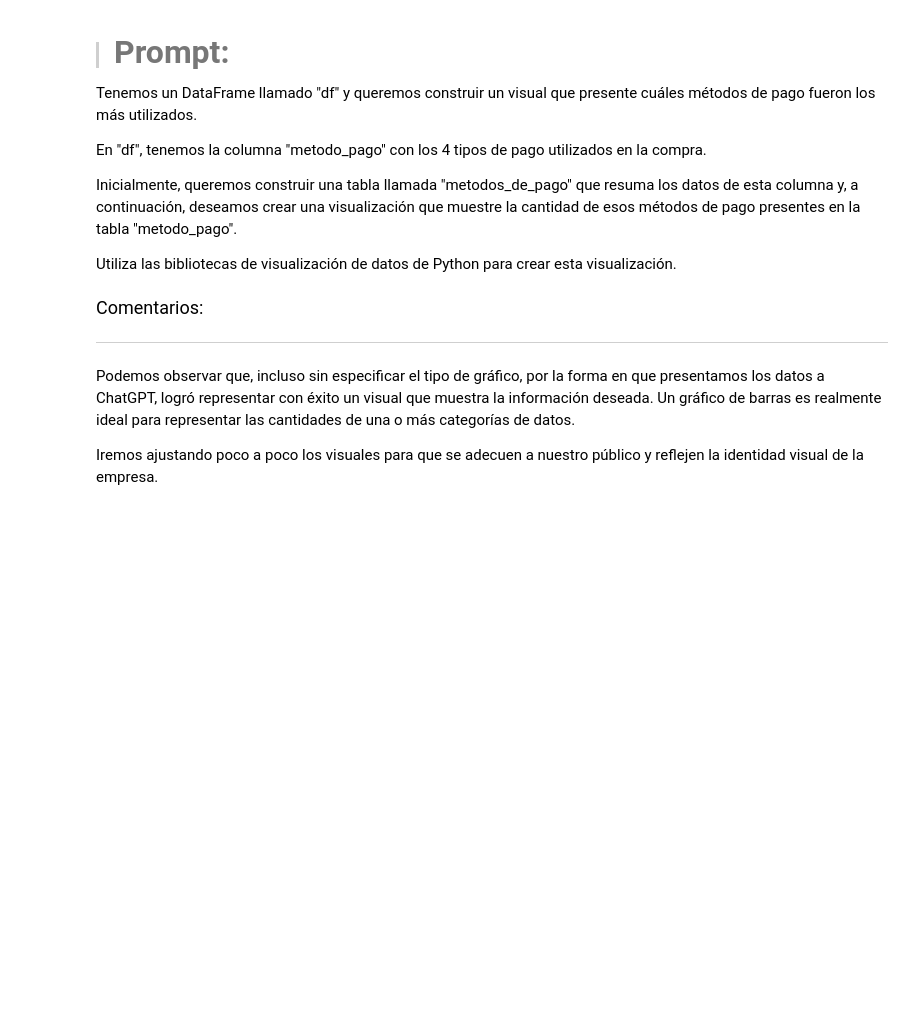
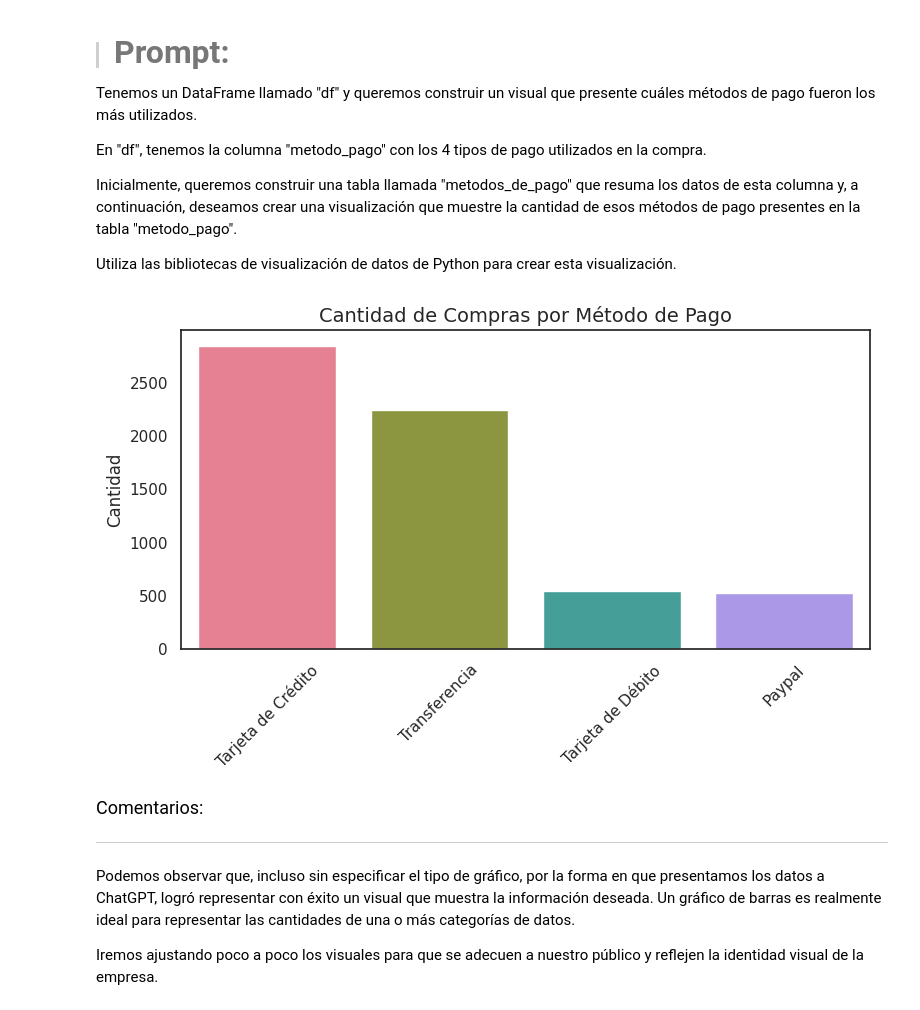
Before and after one commit to JLuceroVasquez/ia-aplicada-a-data-science-construccion-de-visualizaciones, a Jupyter notebook: IA_aplicada_a_ciencia_de_datos.ipynb, the cells around one changed output. Saved outputs shown, nothing was run; the diff lists cells and outputs as text; code cells hidden in the pictures; blank space fills up the shorter version.

```diff
--- a/IA_aplicada_a_ciencia_de_datos.ipynb
+++ b/IA_aplicada_a_ciencia_de_datos.ipynb
@@ -532,6 +528,9 @@ Sin embargo, como ya tenemos algunas preguntas para guiarnos en la creación de
 Queda como una sugerencia para ayudarte cuando estés trabajando con otras bases y tengas dificultades para pensar en qué visualizaciones podrías construir.
 
 **Observación:** Recordando que es muy probable que los gráficos que se me señalaron, no sean necesariamente los mismos que aparecerán para ti, dado a la aleatoriedad de las respuestas de cualquier IA generativa.
+# %%
+#Se establece un estilo para el grid de los gráficos.
+sns.set_theme(style='white')
 # %% [markdown]
 ## **2.1 - Definiendo los visualizaciones**
 
@@ -570,6 +569,22 @@ En "df", tenemos la columna "metodo_pago" con los 4 tipos de pago utilizados en
 Inicialmente, queremos construir una tabla llamada "metodos_de_pago" que resuma los datos de esta columna y, a continuación, deseamos crear una visualización que muestre la cantidad de esos métodos de pago presentes en la tabla "metodo_pago".
 
 Utiliza las bibliotecas de visualización de datos de Python para crear esta visualización.
+# %%
+# Crear tabla resumen con la cantidad de cada método de pago
+metodos_de_pago = df['metodo_pago'].value_counts().reset_index() #Se resetea la columna 'metodo_pago', que era el índice.
+metodos_de_pago.columns = ['Metodo de Pago', 'Cantidad'] #Establecemos los nombres de las columnas.
+# %%
+# Visualización
+plt.figure(figsize=(8, 5))
+sns.barplot(data=metodos_de_pago, x='Metodo de Pago', y='Cantidad', palette='husl')
+plt.title('Cantidad de Compras por Método de Pago', fontsize=14)
+plt.ylabel('Cantidad')
+plt.xlabel('')
+plt.xticks(rotation=45)
+plt.tight_layout()
+plt.show()
+# %% [output]
+[figure, added]
 # %% [markdown]
 
 <font color="7b71ff" size=4> Comentarios: </font>
```
Also changed, not shown: parts of 6 cells of this notebook.
